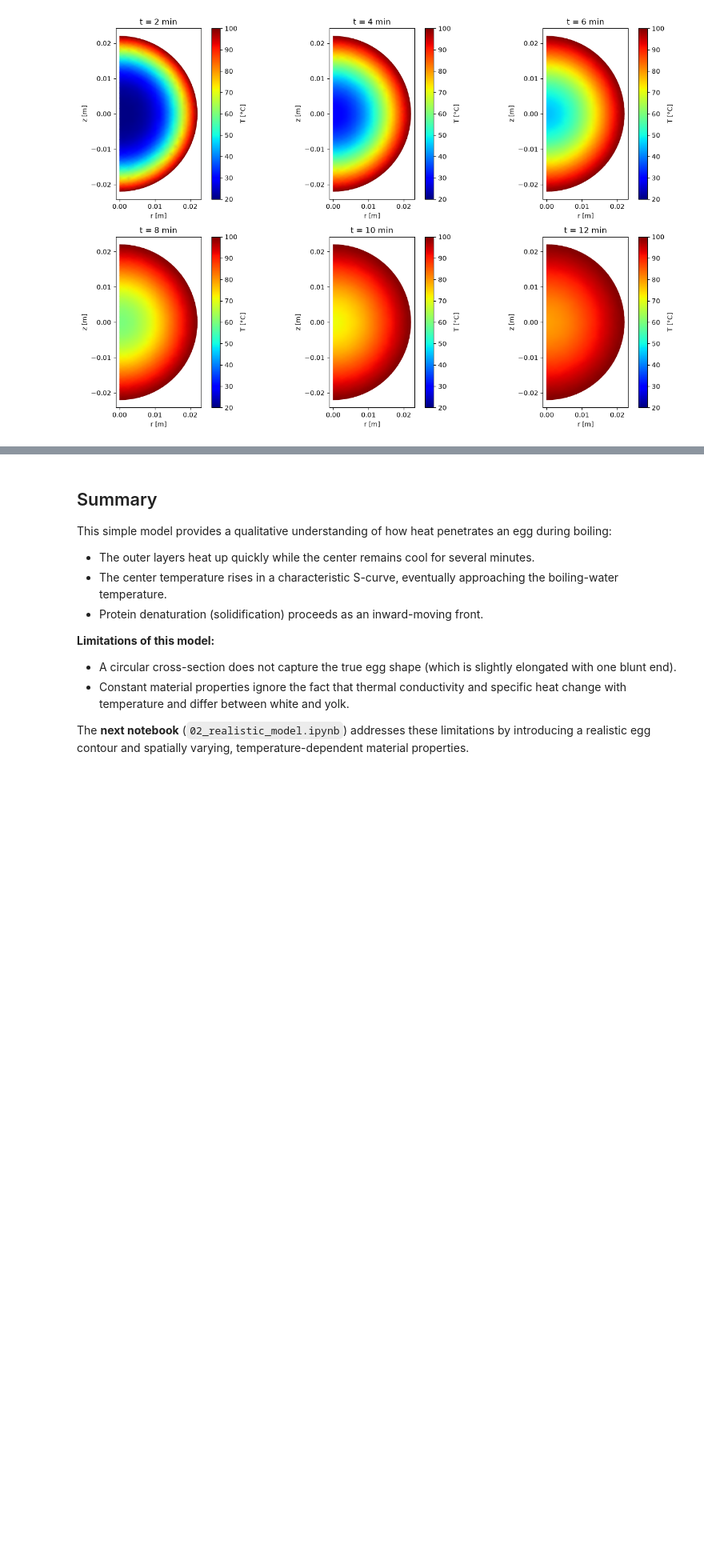
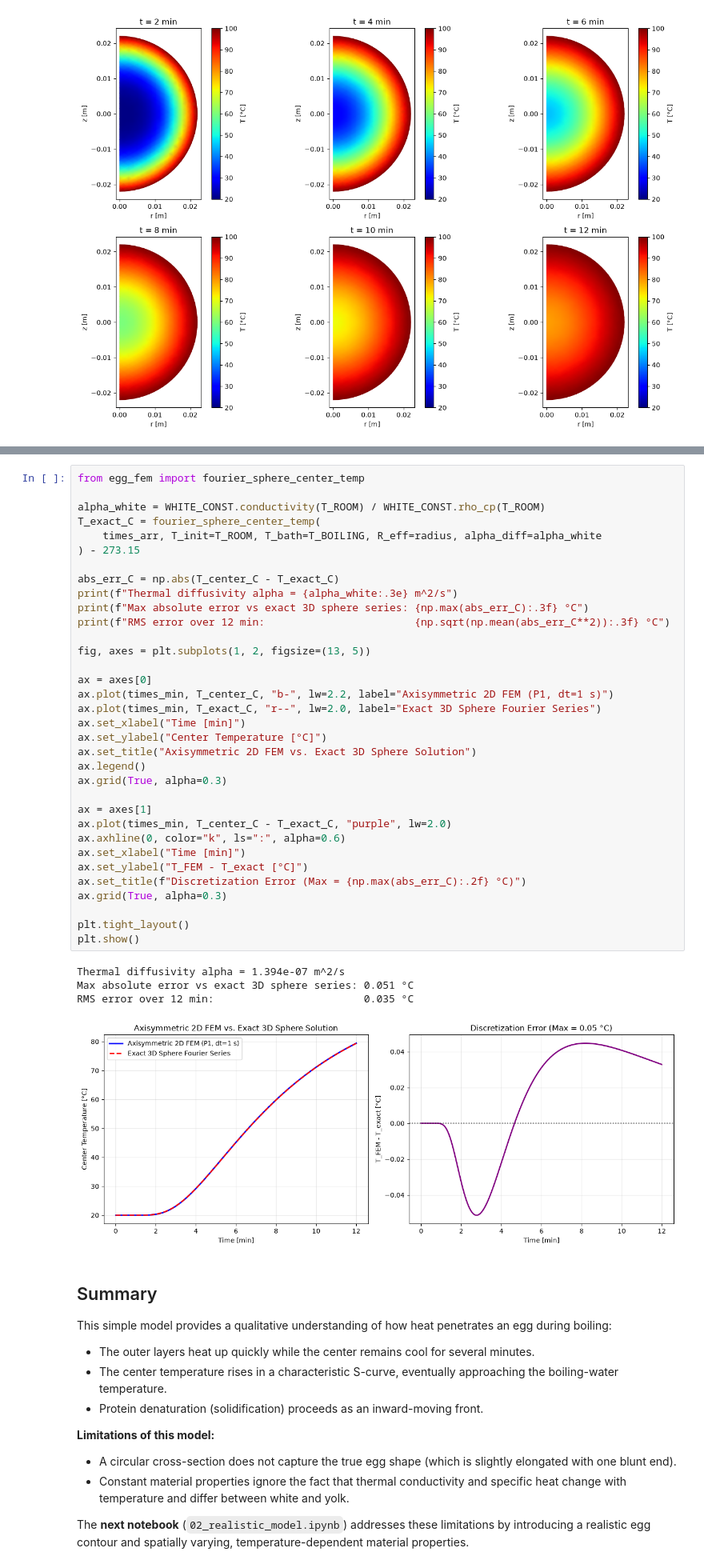
Before and after one commit to mengrenman/fem-boil-egg, a Jupyter notebook: notebooks/01_simple_model.ipynb, the cells around one changed output, grey strips where cells are left out. Shown at 80% size. Cells and saved outputs as stored; diff of their text form; blank space fills up the shorter version.

```diff
--- a/notebooks/01_simple_model.ipynb
+++ b/notebooks/01_simple_model.ipynb
@@ -275,3 +232,42 @@ plt.show()
+# %%
+from egg_fem import fourier_sphere_center_temp
+
+alpha_white = WHITE_CONST.conductivity(T_ROOM) / WHITE_CONST.rho_cp(T_ROOM)
+T_exact_C = fourier_sphere_center_temp(
+    times_arr, T_init=T_ROOM, T_bath=T_BOILING, R_eff=radius, alpha_diff=alpha_white
+) - 273.15
+
+abs_err_C = np.abs(T_center_C - T_exact_C)
+print(f"Thermal diffusivity alpha = {alpha_white:.3e} m^2/s")
+print(f"Max absolute error vs exact 3D sphere series: {np.max(abs_err_C):.3f} °C")
+print(f"RMS error over 12 min:                        {np.sqrt(np.mean(abs_err_C**2)):.3f} °C")
+
+fig, axes = plt.subplots(1, 2, figsize=(13, 5))
+
+ax = axes[0]
+ax.plot(times_min, T_center_C, "b-", lw=2.2, label="Axisymmetric 2D FEM (P1, dt=1 s)")
+ax.plot(times_min, T_exact_C, "r--", lw=2.0, label="Exact 3D Sphere Fourier Series")
+ax.set_xlabel("Time [min]")
+ax.set_ylabel("Center Temperature [°C]")
+ax.set_title("Axisymmetric 2D FEM vs. Exact 3D Sphere Solution")
+ax.legend()
+ax.grid(True, alpha=0.3)
+
+ax = axes[1]
+ax.plot(times_min, T_center_C - T_exact_C, "purple", lw=2.0)
+ax.axhline(0, color="k", ls=":", alpha=0.6)
+ax.set_xlabel("Time [min]")
+ax.set_ylabel("T_FEM - T_exact [°C]")
+ax.set_title(f"Discretization Error (Max = {np.max(abs_err_C):.2f} °C)")
+ax.grid(True, alpha=0.3)
+
+plt.tight_layout()
+plt.show()
+# %% [output]
+Thermal diffusivity alpha = 1.394e-07 m^2/s
+Max absolute error vs exact 3D sphere series: 0.051 °C
+RMS error over 12 min:                        0.035 °C
+[figure, added]
 # %% [markdown]
 ## Summary
 
```
Also changed, not shown: parts of 3 cells of this notebook, 5 other files.
